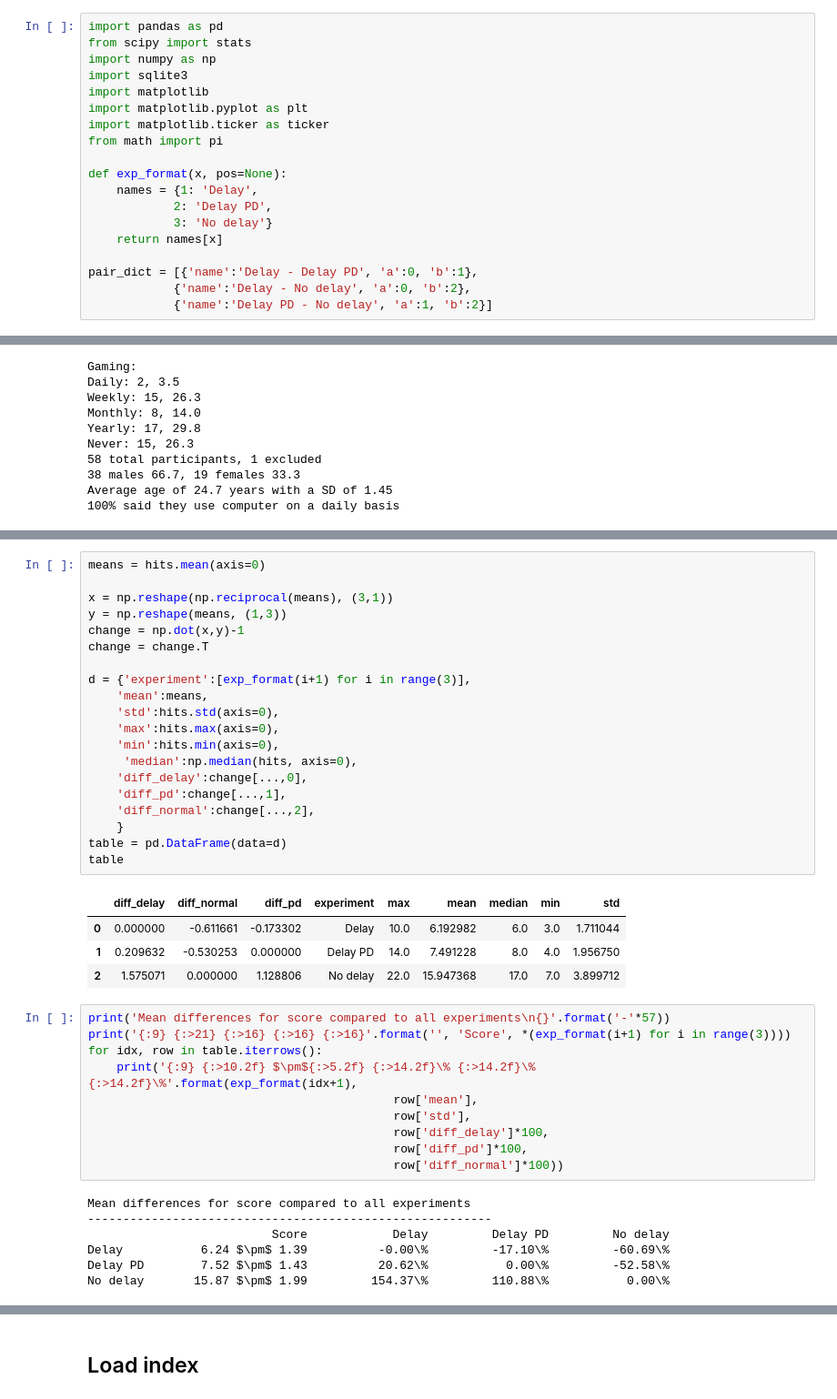
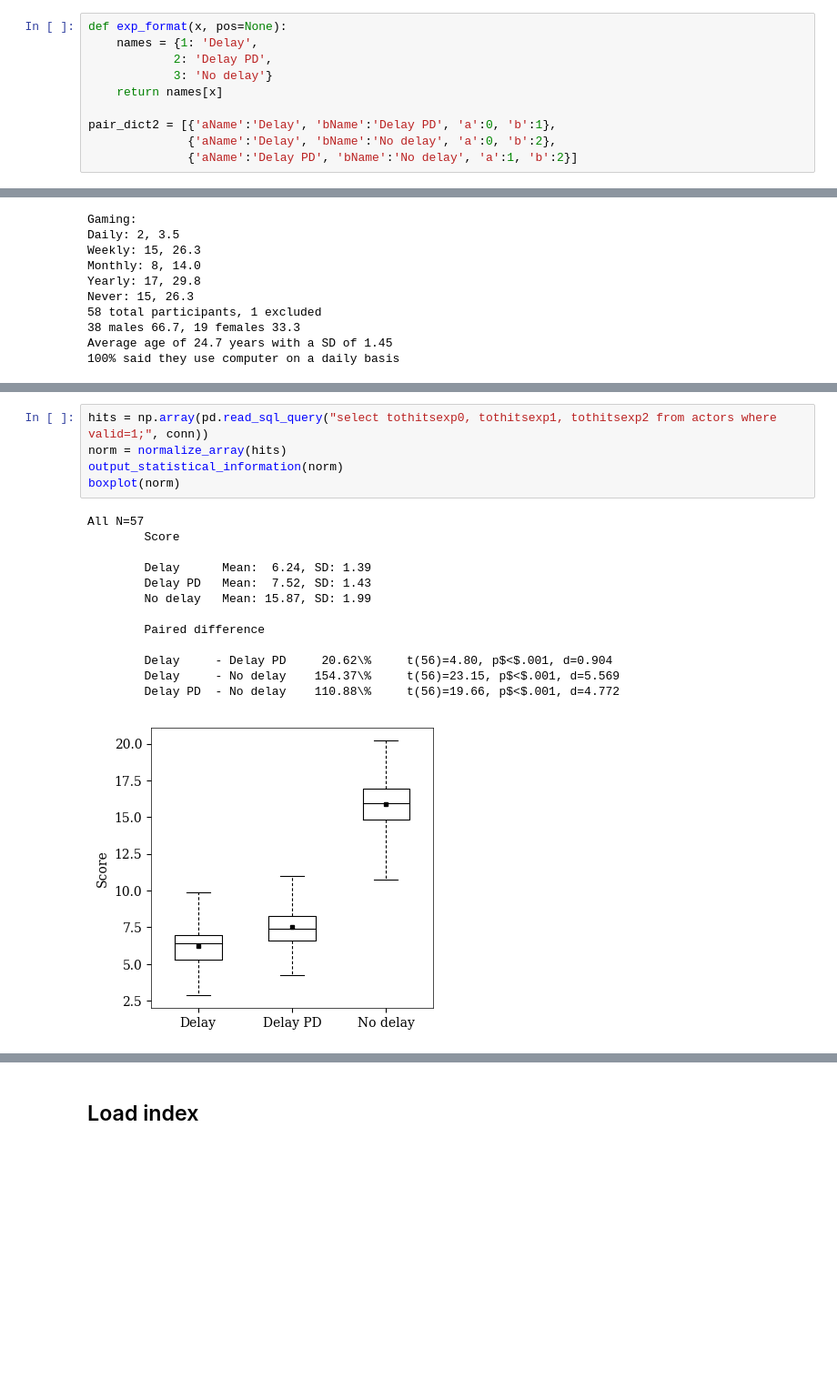
Before and after one commit to martinloland/master_thesis, a Jupyter notebook: data/Thesis Data.ipynb, the cells around one changed output, grey strips where cells are left out. Shown at 91% size. Cells and saved outputs as stored; diff of their text form; blank space fills up the shorter version.

```diff
--- a/data/Thesis Data.ipynb
+++ b/data/Thesis Data.ipynb
@@ -1,19 +17,10 @@
 # %%
-import pandas as pd
-from scipy import stats
-import numpy as np
-import sqlite3
-import matplotlib
-import matplotlib.pyplot as plt
-import matplotlib.ticker as ticker
-from math import pi
-
 def exp_format(x, pos=None):
     names = {1: 'Delay',
             2: 'Delay PD',
             3: 'No delay'}
     return names[x]
 
-pair_dict = [{'name':'Delay - Delay PD', 'a':0, 'b':1},
-            {'name':'Delay - No delay', 'a':0, 'b':2},
-            {'name':'Delay PD - No delay', 'a':1, 'b':2}]
+pair_dict2 = [{'aName':'Delay', 'bName':'Delay PD', 'a':0, 'b':1},
+              {'aName':'Delay', 'bName':'No delay', 'a':0, 'b':2},
+              {'aName':'Delay PD', 'bName':'No delay', 'a':1, 'b':2}]
@@ -145,43 +200,20 @@ Delay PD - No delay t(56)=17.95, p$<$.001, d=2.717
-# %%
-means = hits.mean(axis=0)
-
-x = np.reshape(np.reciprocal(means), (3,1))
-y = np.reshape(means, (1,3))
-change = np.dot(x,y)-1
-change = change.T
-
-d = {'experiment':[exp_format(i+1) for i in range(3)],
-    'mean':means,
-    'std':hits.std(axis=0),
-    'max':hits.max(axis=0),
-    'min':hits.min(axis=0),
-     'median':np.median(hits, axis=0),
-    'diff_delay':change[...,0],
-    'diff_pd':change[...,1],
-    'diff_normal':change[...,2],
-    }
-table = pd.DataFrame(data=d)
-table
-# %% [output]
-|  | diff_delay | diff_normal | diff_pd | experiment | max | mean | median | min | std |
-| 0 | 0.000000 | -0.611661 | -0.173302 | Delay | 10.0 | 6.192982 | 6.0 | 3.0 | 1.711044 |
-| 1 | 0.209632 | -0.530253 | 0.000000 | Delay PD | 14.0 | 7.491228 | 8.0 | 4.0 | 1.956750 |
-| 2 | 1.575071 | 0.000000 | 1.128806 | No delay | 22.0 | 15.947368 | 17.0 | 7.0 | 3.899712 |
-# %%
-print('Mean differences for score compared to all experiments\n{}'.format('-'*57))
-print('{:9} {:>21} {:>16} {:>16} {:>16}'.format('', 'Score', *(exp_format(i+1) for i in range(3))))
-for idx, row in table.iterrows():
-    print('{:9} {:>10.2f} $\pm${:>5.2f} {:>14.2f}\% {:>14.2f}\% {:>14.2f}\%'.format(exp_format(idx+1),
-                                           row['mean'],
-                                           row['std'],
-                                           row['diff_delay']*100,
-                                           row['diff_pd']*100,
-                                           row['diff_normal']*100))
-# %% [output]
-Mean differences for score compared to all experiments
----------------------------------------------------------
-                          Score            Delay         Delay PD         No delay
-Delay           6.24 $\pm$ 1.39          -0.00\%         -17.10\%         -60.69\%
-Delay PD        7.52 $\pm$ 1.43          20.62\%           0.00\%         -52.58\%
-No delay       15.87 $\pm$ 1.99         154.37\%         110.88\%           0.00\%
+# %%
+hits = np.array(pd.read_sql_query("select tothitsexp0, tothitsexp1, tothitsexp2 from actors where valid=1;", conn))
+norm = normalize_array(hits)
+output_statistical_information(norm)
+boxplot(norm)
+# %% [output]
+All N=57
+        Score
+
+        Delay      Mean:  6.24, SD: 1.39
+        Delay PD   Mean:  7.52, SD: 1.43
+        No delay   Mean: 15.87, SD: 1.99
+
+        Paired difference
+
+        Delay     - Delay PD     20.62\%     t(56)=4.80, p$<$.001, d=0.904
+        Delay     - No delay    154.37\%     t(56)=23.15, p$<$.001, d=5.569
+        Delay PD  - No delay    110.88\%     t(56)=19.66, p$<$.001, d=4.772
+[figure, added]
 # %% [markdown]
```
Also changed, not shown: parts of 22 cells of this notebook, 3 other files.
